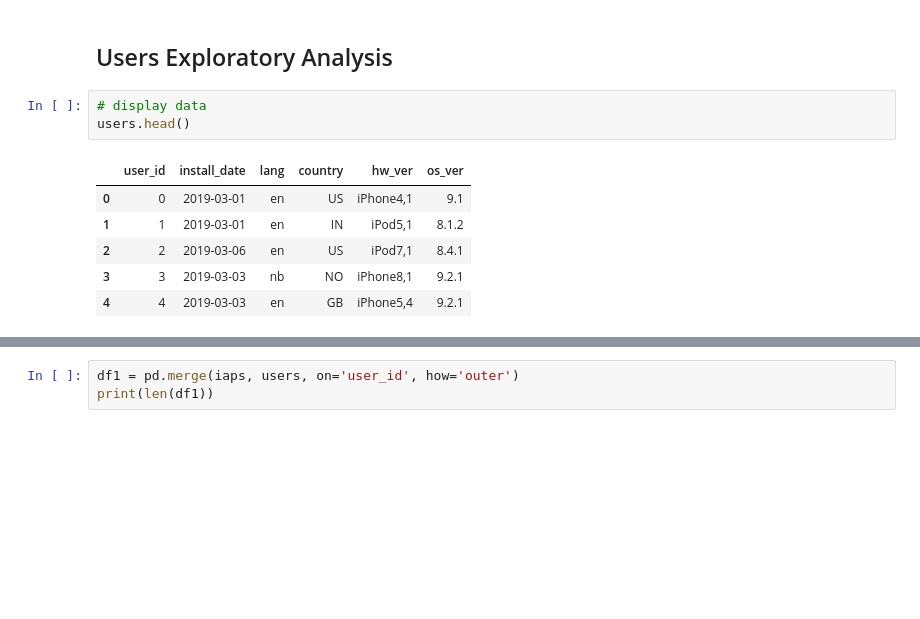
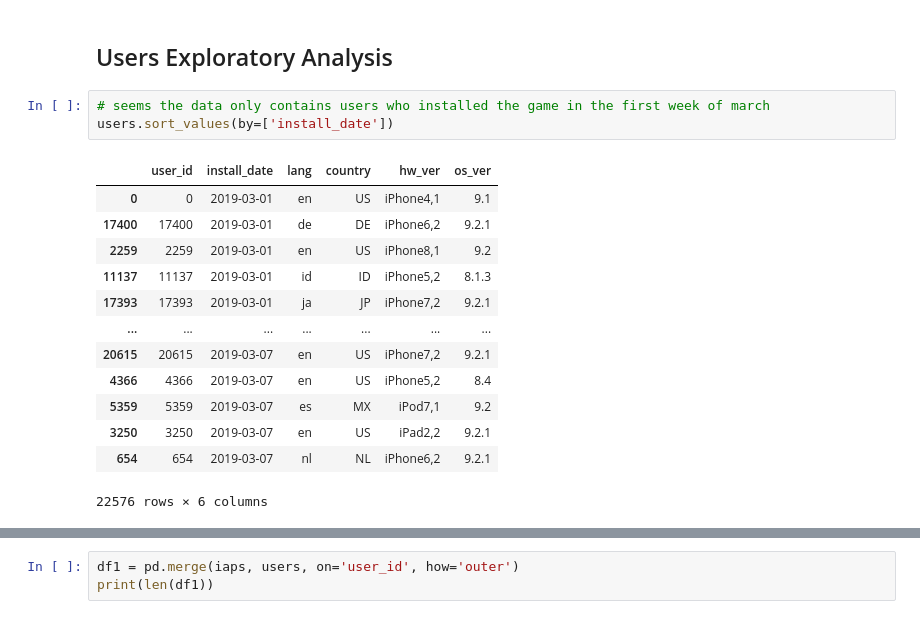
Before and after one commit to ericyeonpark/pg_data_exploratory_analysis, a Jupyter notebook: data_exploration_Eric_Park.ipynb, the cells around one changed output, grey strips where cells are left out. Cells and saved outputs as stored; diff of their text form; blank space fills up the shorter version.

Commit message:
added intro user exploratory analyis

```diff
--- a/data_exploration_Eric_Park.ipynb
+++ b/data_exploration_Eric_Park.ipynb
@@ -296,13 +296,20 @@ sessions[filtered_user].sort_values(by=['ts'])
 1939 rows × 5 columns
 # %% [markdown]
 ## Users Exploratory Analysis
-# %%
-# display data
-users.head()
-# %% [output]
-|  | user_id | install_date | lang | country | hw_ver | os_ver |
-| 0 | 0 | 2019-03-01 | en | US | iPhone4,1 | 9.1 |
-| 1 | 1 | 2019-03-01 | en | IN | iPod5,1 | 8.1.2 |
-| 2 | 2 | 2019-03-06 | en | US | iPod7,1 | 8.4.1 |
-| 3 | 3 | 2019-03-03 | nb | NO | iPhone8,1 | 9.2.1 |
-| 4 | 4 | 2019-03-03 | en | GB | iPhone5,4 | 9.2.1 |
+# %%
+# seems the data only contains users who installed the game in the first week of march
+users.sort_values(by=['install_date'])
+# %% [output]
+|  | user_id | install_date | lang | country | hw_ver | os_ver |
+| 0 | 0 | 2019-03-01 | en | US | iPhone4,1 | 9.1 |
+| 17400 | 17400 | 2019-03-01 | de | DE | iPhone6,2 | 9.2.1 |
+| 2259 | 2259 | 2019-03-01 | en | US | iPhone8,1 | 9.2 |
+| 11137 | 11137 | 2019-03-01 | id | ID | iPhone5,2 | 8.1.3 |
+| 17393 | 17393 | 2019-03-01 | ja | JP | iPhone7,2 | 9.2.1 |
+| ... | ... | ... | ... | ... | ... | ... |
+| 20615 | 20615 | 2019-03-07 | en | US | iPhone7,2 | 9.2.1 |
+| 4366 | 4366 | 2019-03-07 | en | US | iPhone5,2 | 8.4 |
+| 5359 | 5359 | 2019-03-07 | es | MX | iPod7,1 | 9.2 |
+| 3250 | 3250 | 2019-03-07 | en | US | iPad2,2 | 9.2.1 |
+| 654 | 654 | 2019-03-07 | nl | NL | iPhone6,2 | 9.2.1 |
+22576 rows × 6 columns
```
Also changed, not shown: parts of 4 cells of this notebook.
